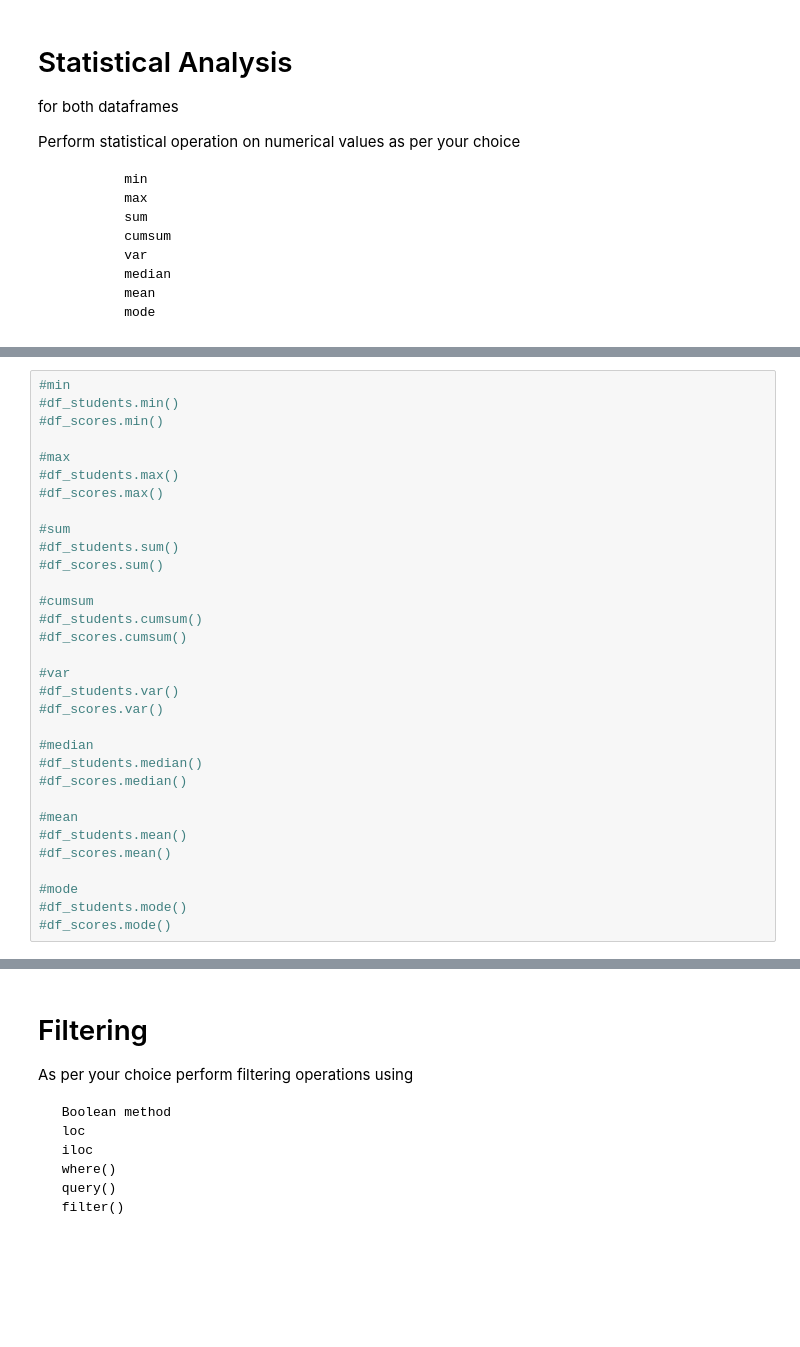
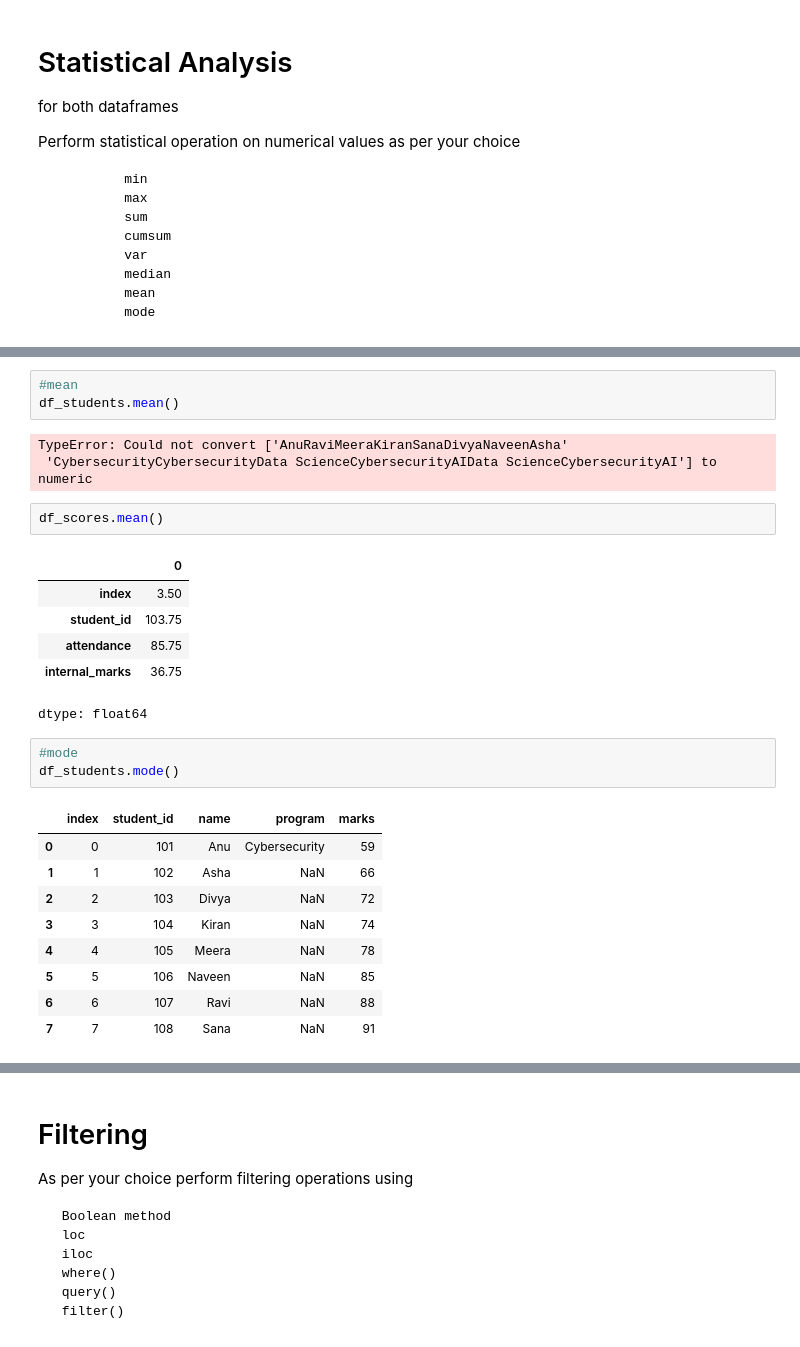
Before and after one commit to Sru-j/daily_lab_activities, a Jupyter notebook: pandas_dataframeII_S.ipynb, the cells around one changed output, grey strips where cells are left out. Saved outputs shown, nothing was run; the diff lists cells and outputs as text; blank space fills up the shorter version.

```diff
--- a/pandas_dataframeII_S.ipynb
+++ b/pandas_dataframeII_S.ipynb
@@ -149,32 +306,28 @@ df_scores
+# %%
+#mean
+df_students.mean()
+# %% [output]
+TypeError: Could not convert ['AnuRaviMeeraKiranSanaDivyaNaveenAsha'
+ 'CybersecurityCybersecurityData ScienceCybersecurityAIData ScienceCybersecurityAI'] to numeric
+# %%
+df_scores.mean()
+# %% [output]
+|  | 0 |
+| index | 3.50 |
+| student_id | 103.75 |
+| attendance | 85.75 |
+| internal_marks | 36.75 |
+dtype: float64
 # %%
-#min
-#df_students.min()
-#df_scores.min()
-
-#max
-#df_students.max()
-#df_scores.max()
-
-#sum
-#df_students.sum()
-#df_scores.sum()
-
-#cumsum
-#df_students.cumsum()
-#df_scores.cumsum()
-
-#var
-#df_students.var()
-#df_scores.var()
-
-#median
-#df_students.median()
-#df_scores.median()
-
-#mean
-#df_students.mean()
-#df_scores.mean()
-
 #mode
-#df_students.mode()
-#df_scores.mode()
+df_students.mode()
+# %% [output]
+|  | index | student_id | name | program | marks |
+| 0 | 0 | 101 | Anu | Cybersecurity | 59 |
+| 1 | 1 | 102 | Asha | NaN | 66 |
+| 2 | 2 | 103 | Divya | NaN | 72 |
+| 3 | 3 | 104 | Kiran | NaN | 74 |
+| 4 | 4 | 105 | Meera | NaN | 78 |
+| 5 | 5 | 106 | Naveen | NaN | 85 |
+| 6 | 6 | 107 | Ravi | NaN | 88 |
+| 7 | 7 | 108 | Sana | NaN | 91 |
```
Also changed, not shown: parts of 27 cells of this notebook.
